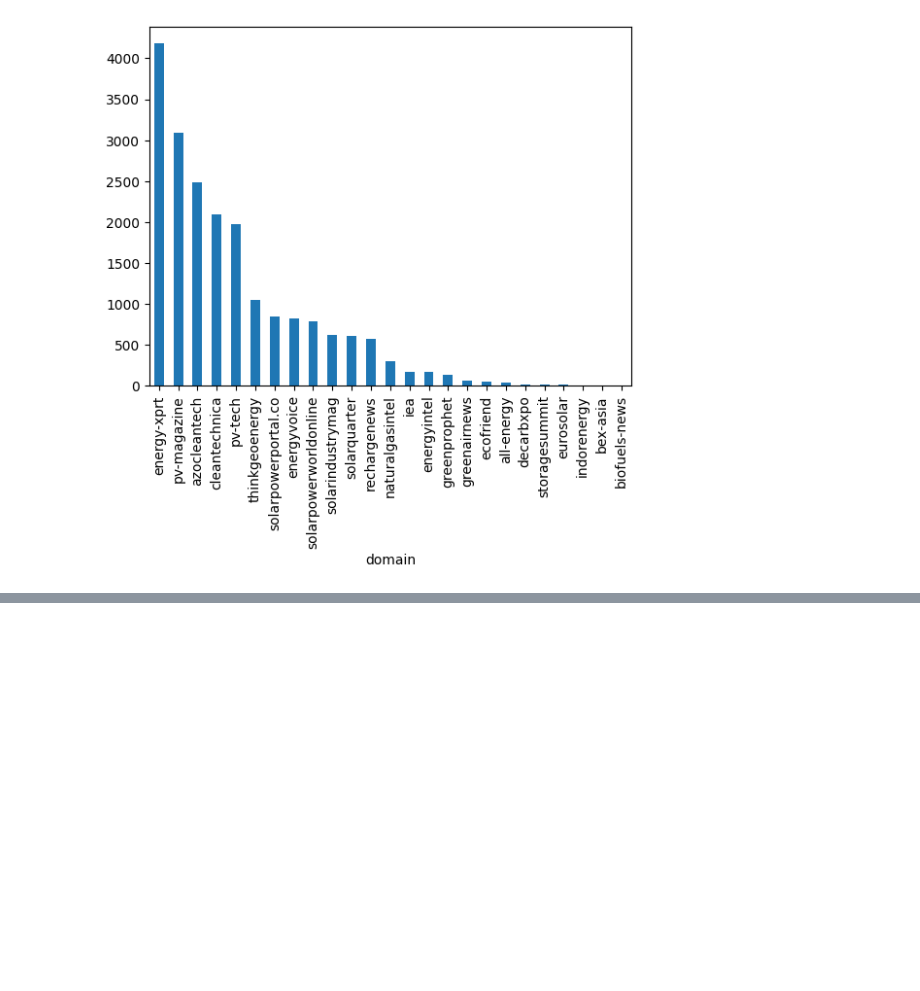
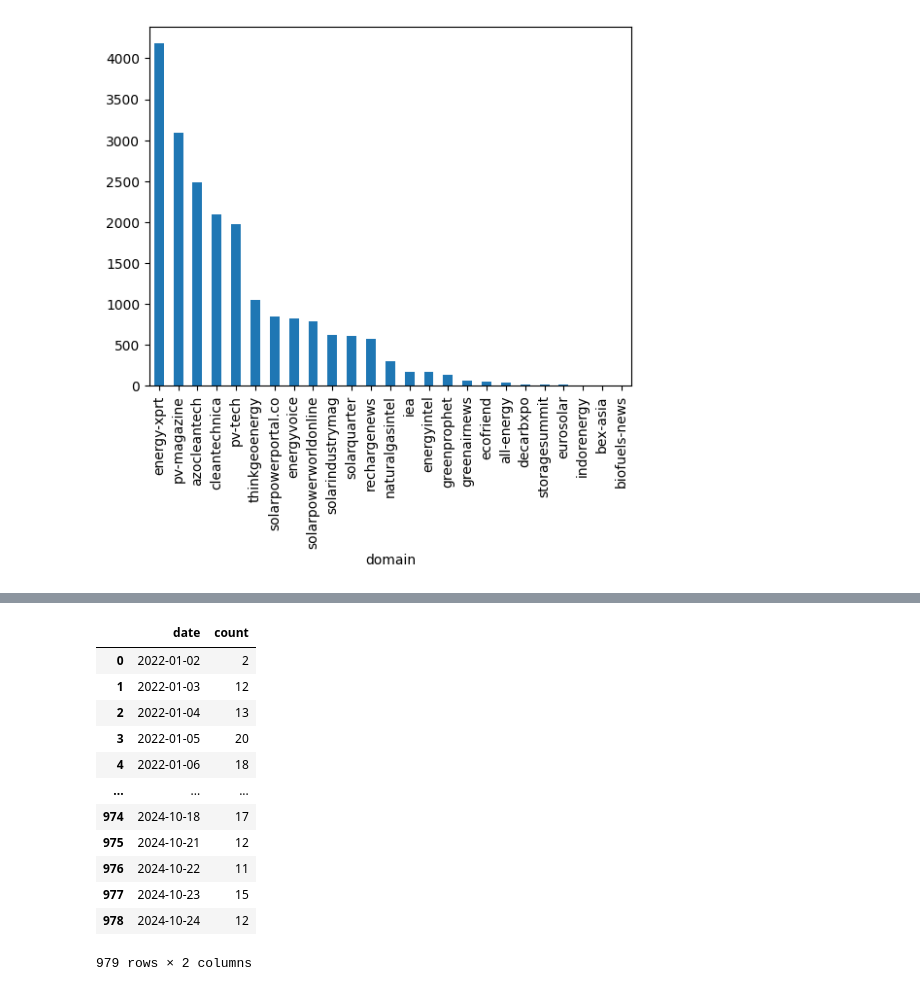
Before and after one commit to Jinqiao-Li/SwissText2025_CleanTech, a Jupyter notebook: phase1/patent_exploration.ipynb, the cells around one changed output, grey strips where cells are left out. Cells and saved outputs as stored; diff of their text form; code cells hidden in the pictures; blank space fills up the shorter version.

```diff
--- a/phase1/patent_exploration.ipynb
+++ b/phase1/patent_exploration.ipynb
@@ -41,0 +63,17 @@ plt.show()
+# %%
+date_counts = df.groupby('date')['date'].count().reset_index(name='count')
+date_counts
+# %% [output]
+|  | date | count |
+| 0 | 2022-01-02 | 2 |
+| 1 | 2022-01-03 | 12 |
+| 2 | 2022-01-04 | 13 |
+| 3 | 2022-01-05 | 20 |
+| 4 | 2022-01-06 | 18 |
+| ... | ... | ... |
+| 974 | 2024-10-18 | 17 |
+| 975 | 2024-10-21 | 12 |
+| 976 | 2024-10-22 | 11 |
+| 977 | 2024-10-23 | 15 |
+| 978 | 2024-10-24 | 12 |
+979 rows × 2 columns
```
Also changed, not shown: parts of 6 cells of this notebook.
